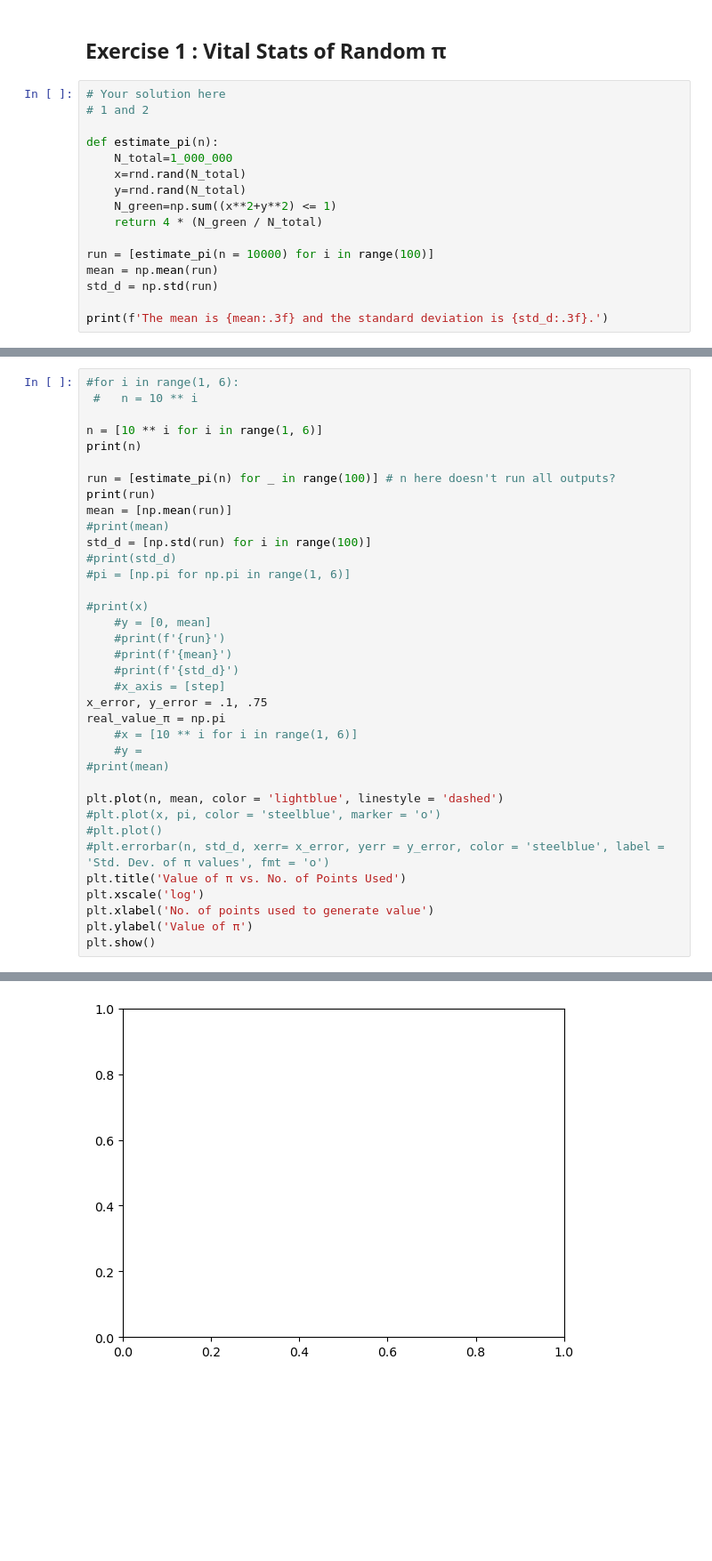
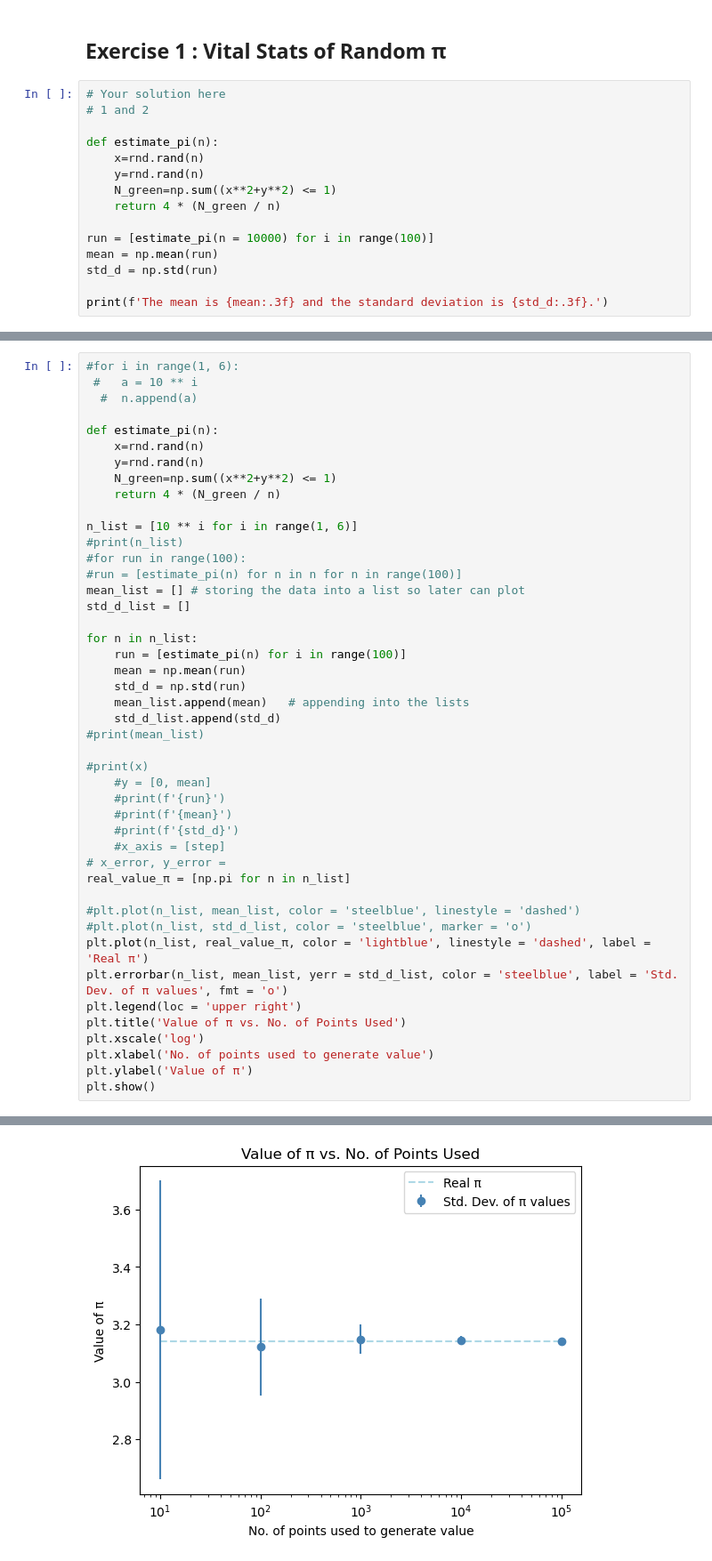
Before and after one commit to SPS-SP2273/learning-portfolio-Kiwi0407, a Jupyter notebook: random numbers/random_numbers_(good).ipynb, the cells around one changed output, grey strips where cells are left out. Shown at 89% size. Saved outputs shown, nothing was run; the diff lists cells and outputs as text; blank space fills up the shorter version.

```diff
--- a/random numbers/random_numbers_(good).ipynb
+++ b/random numbers/random_numbers_(good).ipynb
@@ -239,11 +241,10 @@ N_green=np.sum((x**2+y**2) <= 1)
 # 1 and 2
 
 def estimate_pi(n):
-    N_total=1_000_000
-    x=rnd.rand(N_total)
-    y=rnd.rand(N_total)
+    x=rnd.rand(n)
+    y=rnd.rand(n)
     N_green=np.sum((x**2+y**2) <= 1)
-    return 4 * (N_green / N_total)
+    return 4 * (N_green / n)
 
 run = [estimate_pi(n = 10000) for i in range(100)]
 mean = np.mean(run)
@@ -255,17 +256,28 @@ The mean is 3.142 and the standard deviation is 0.002.
 # %%
 #for i in range(1, 6):
- #   n = 10 ** i
+ #   a = 10 ** i
+  #  n.append(a)
 
-n = [10 ** i for i in range(1, 6)]
-print(n)
+def estimate_pi(n):
+    x=rnd.rand(n)
+    y=rnd.rand(n)
+    N_green=np.sum((x**2+y**2) <= 1)
+    return 4 * (N_green / n)
 
-run = [estimate_pi(n) for _ in range(100)] # n here doesn't run all outputs?
-print(run)
-mean = [np.mean(run)]
-#print(mean)
-std_d = [np.std(run) for i in range(100)]
-#print(std_d)
-#pi = [np.pi for np.pi in range(1, 6)]
+n_list = [10 ** i for i in range(1, 6)]
+#print(n_list)
+#for run in range(100):
+#run = [estimate_pi(n) for n in n for n in range(100)]
+mean_list = [] # storing the data into a list so later can plot
+std_d_list = []
+
+for n in n_list:
+    run = [estimate_pi(n) for i in range(100)]
+    mean = np.mean(run)
+    std_d = np.std(run)
+    mean_list.append(mean)   # appending into the lists
+    std_d_list.append(std_d)
+#print(mean_list)
 
 #print(x)
     #y = [0, mean]
@@ -273,16 +285,14 @@ std_d = [np.std(run) for i in range(100)]
     #print(f'{mean}')
     #print(f'{std_d}')
     #x_axis = [step]
-x_error, y_error = .1, .75
-real_value_π = np.pi
-    #x = [10 ** i for i in range(1, 6)]
-    #y =
-#print(mean)
+# x_error, y_error =
+real_value_π = [np.pi for n in n_list]
 
-plt.plot(n, mean, color = 'lightblue', linestyle = 'dashed')
-#plt.plot(x, pi, color = 'steelblue', marker = 'o')
-#plt.plot()
-#plt.errorbar(n, std_d, xerr= x_error, yerr = y_error, color = 'steelblue', label = 'Std. Dev. of π values', fmt = 'o')
+#plt.plot(n_list, mean_list, color = 'steelblue', linestyle = 'dashed')
+#plt.plot(n_list, std_d_list, color = 'steelblue', marker = 'o')
+plt.plot(n_list, real_value_π, color = 'lightblue', linestyle = 'dashed', label = 'Real π')
+plt.errorbar(n_list, mean_list, yerr = std_d_list, color = 'steelblue', label = 'Std. Dev. of π values', fmt = 'o')
+plt.legend(loc = 'upper right')
 plt.title('Value of π vs. No. of Points Used')
 plt.xscale('log')
 plt.xlabel('No. of points used to generate value')
@@ -295 +302 @@ ValueError: x and y must have same first dimension, but have shapes (5,) and (1,
-[figure, old version]
+[figure, new version]
```
Also changed, not shown: parts of 15 cells of this notebook.
